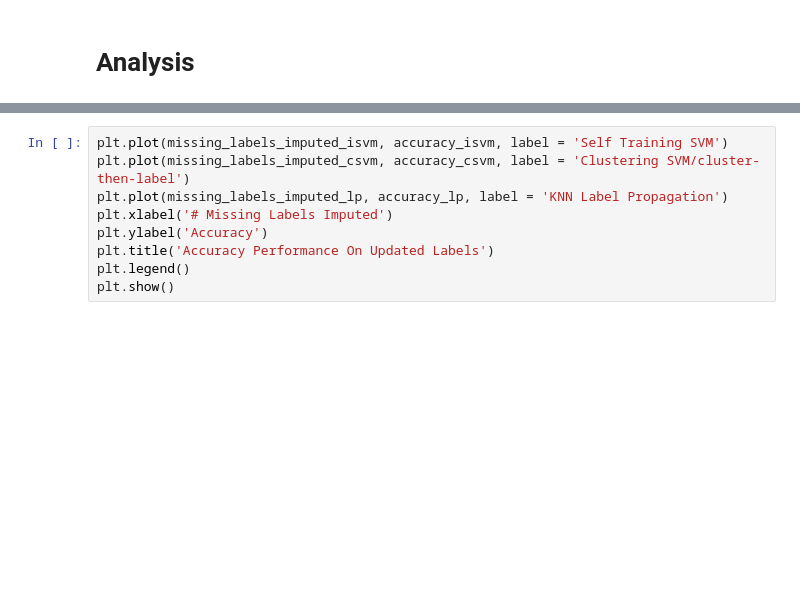
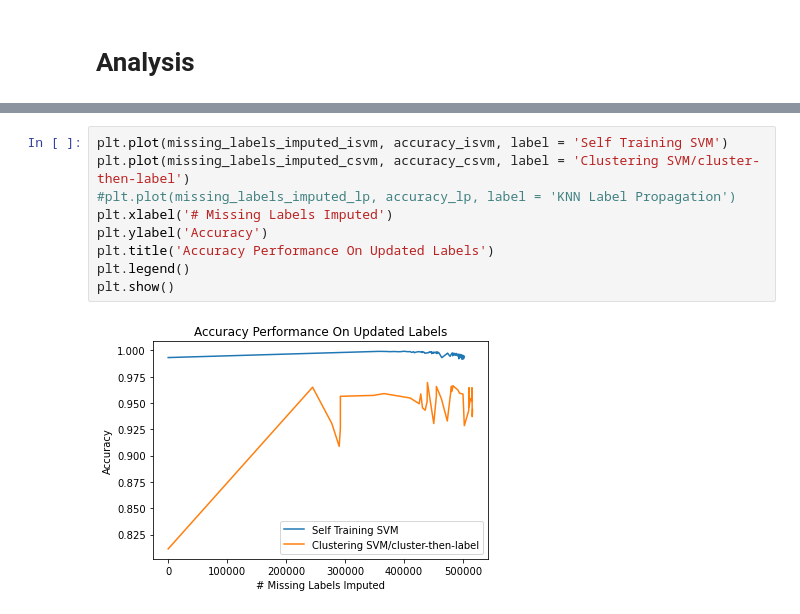
Before and after one commit to robertjprior/Fraud_SSL, a Jupyter notebook: OMSA Core Project - TRANSDUCTIVE LEARNING.ipynb, the cells around one changed output, grey strips where cells are left out. Saved outputs shown, nothing was run; the diff lists cells and outputs as text; blank space fills up the shorter version.

```diff
--- a/OMSA Core Project - TRANSDUCTIVE LEARNING.ipynb
+++ b/OMSA Core Project - TRANSDUCTIVE LEARNING.ipynb
@@ -559,12 +745,14 @@ plt.show()
 # %%
 plt.plot(missing_labels_imputed_isvm, accuracy_isvm, label = 'Self Training SVM')
 plt.plot(missing_labels_imputed_csvm, accuracy_csvm, label = 'Clustering SVM/cluster-then-label')
-plt.plot(missing_labels_imputed_lp, accuracy_lp, label = 'KNN Label Propagation')
+#plt.plot(missing_labels_imputed_lp, accuracy_lp, label = 'KNN Label Propagation')
 plt.xlabel('# Missing Labels Imputed')
 plt.ylabel('Accuracy')
 plt.title('Accuracy Performance On Updated Labels')
 plt.legend()
 plt.show()
+# %% [output]
+[figure, added]
 # %%
 plt.plot(missing_labels_imputed_isvm, accuracy_orig_data_isvm, label = 'Self Training SVM')
 plt.plot(missing_labels_imputed_csvm, accuracy_orig_data_csvm, label = 'Clustering SVM/cluster-then-label')
```
Also changed, not shown: parts of 53 cells of this notebook.
